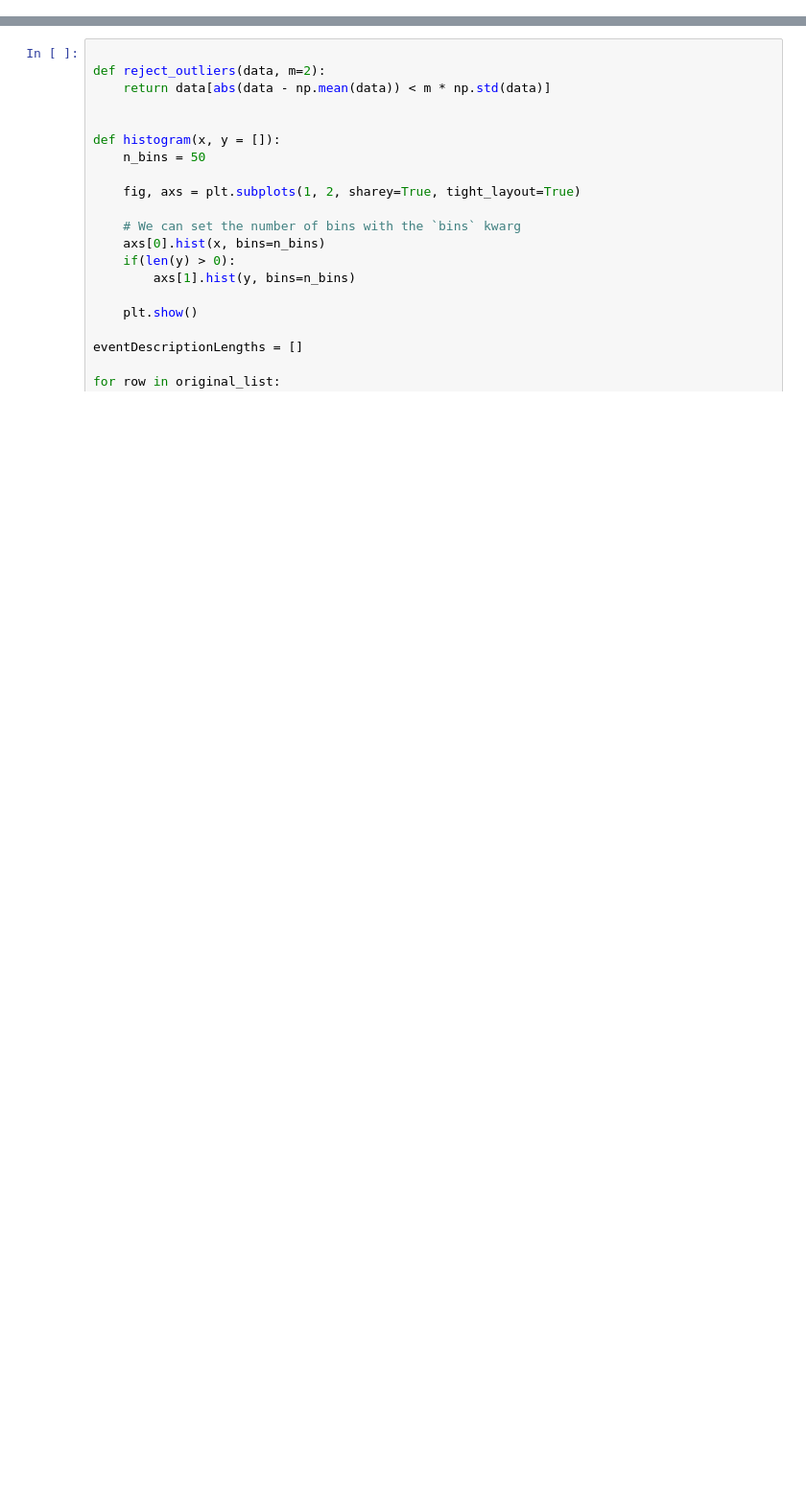
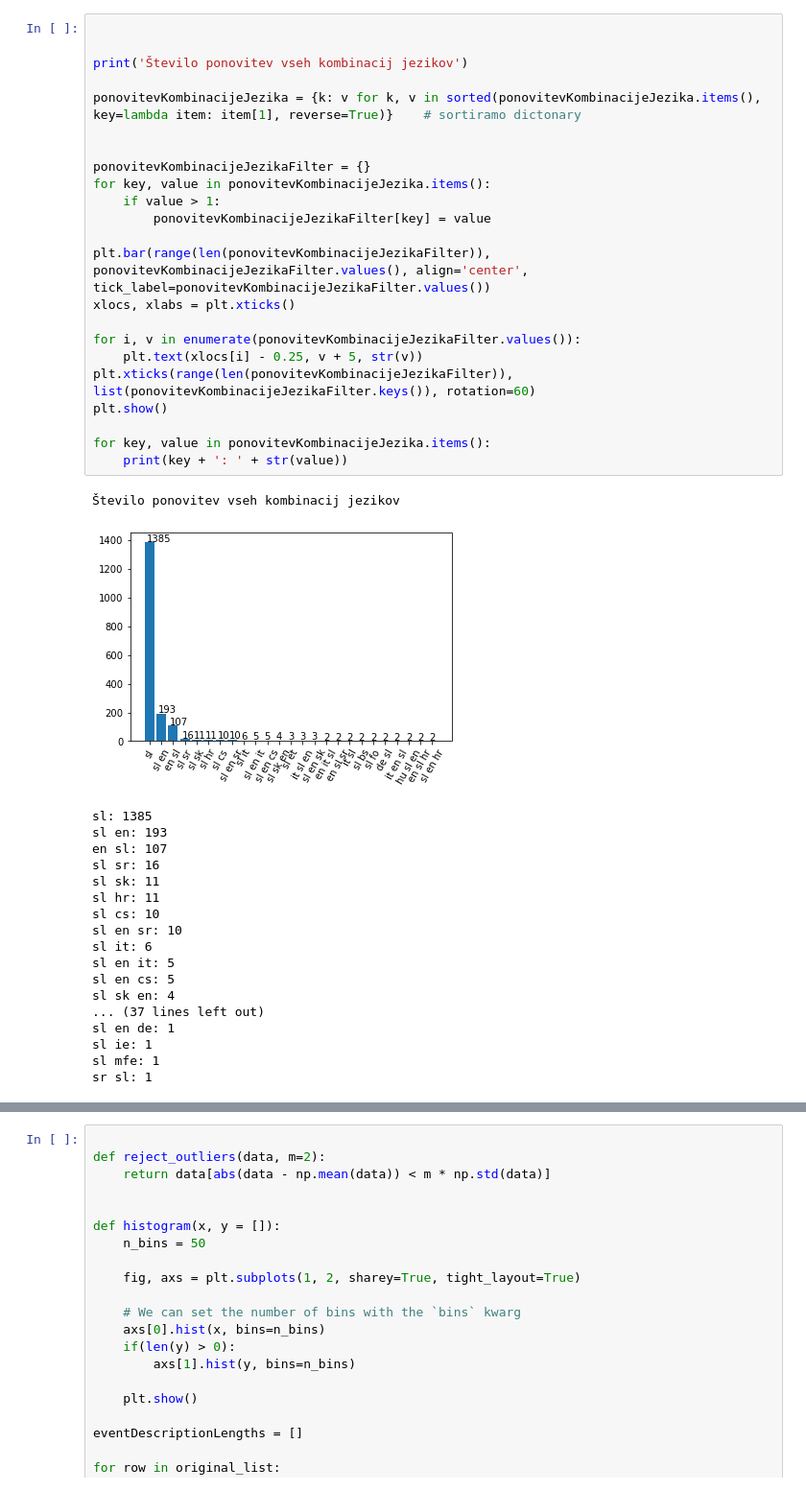
Before and after one commit to tejolicen/kategorijeDogodkov, a Jupyter notebook: scripts/delezBesed_ScatterHist.ipynb, the cells around one changed output, grey strips where cells are left out. Shown at 96% size. Saved outputs shown, nothing was run; the diff lists cells and outputs as text; blank space fills up the shorter version.

```diff
--- a/scripts/delezBesed_ScatterHist.ipynb
+++ b/scripts/delezBesed_ScatterHist.ipynb
@@ -134,0 +146,43 @@ Scatter histogram DELEŽ JEZIKA V Slo(%)/Ang(%)
+# %%
+
+
+print('Število ponovitev vseh kombinacij jezikov')
+
+ponovitevKombinacijeJezika = {k: v for k, v in sorted(ponovitevKombinacijeJezika.items(), key=lambda item: item[1], reverse=True)}    # sortiramo dictonary
+
+
+ponovitevKombinacijeJezikaFilter = {}
+for key, value in ponovitevKombinacijeJezika.items():
+    if value > 1:
+        ponovitevKombinacijeJezikaFilter[key] = value
+
+plt.bar(range(len(ponovitevKombinacijeJezikaFilter)), ponovitevKombinacijeJezikaFilter.values(), align='center', tick_label=ponovitevKombinacijeJezikaFilter.values())
+xlocs, xlabs = plt.xticks()
+
+for i, v in enumerate(ponovitevKombinacijeJezikaFilter.values()):
+    plt.text(xlocs[i] - 0.25, v + 5, str(v))
+plt.xticks(range(len(ponovitevKombinacijeJezikaFilter)), list(ponovitevKombinacijeJezikaFilter.keys()), rotation=60)
+plt.show()
+
+for key, value in ponovitevKombinacijeJezika.items():
+    print(key + ': ' + str(value))
+# %% [output]
+Število ponovitev vseh kombinacij jezikov
+[figure, added]
+sl: 1385
+sl en: 193
+en sl: 107
+sl sr: 16
+sl sk: 11
+sl hr: 11
+sl cs: 10
+sl en sr: 10
+sl it: 6
+sl en it: 5
+sl en cs: 5
+sl sk en: 4
+... (37 lines left out)
+sl en de: 1
+sl ie: 1
+sl mfe: 1
+sr sl: 1
```
Also changed, not shown: parts of 5 cells of this notebook, 4 other files.
